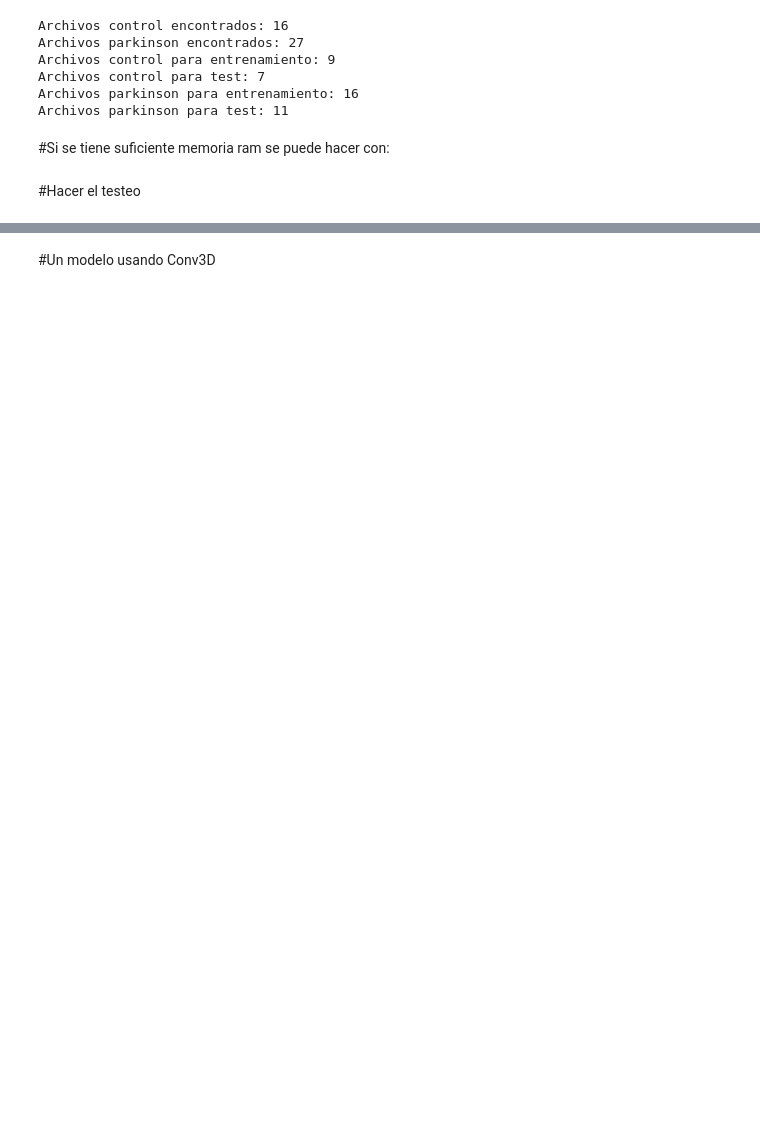
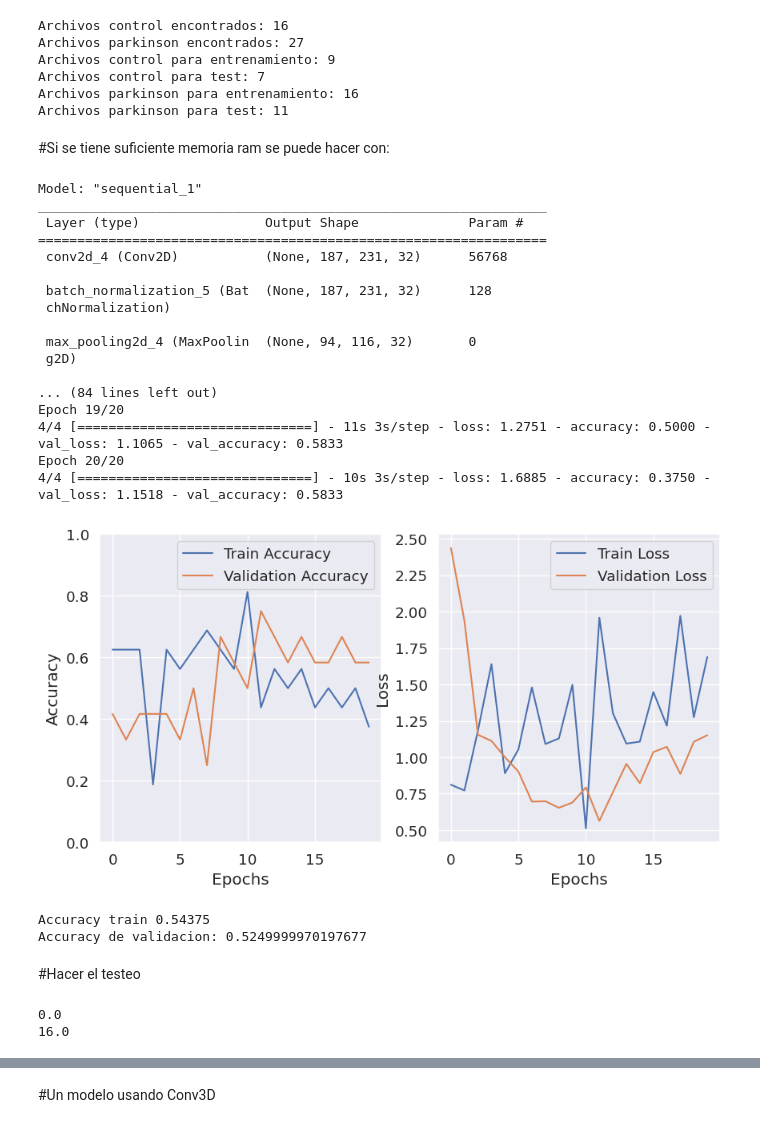
Before and after one commit to Pepemanpro/Proyecto_IA2, a Jupyter notebook: Neurocon.ipynb, the cells around one changed output, grey strips where cells are left out. Drawn from its saved outputs; the diff is of its cells as text; code cells hidden in the pictures; blank space fills up the shorter version.

```diff
--- a/Neurocon.ipynb
+++ b/Neurocon.ipynb
@@ -94,14 +201,23 @@ x_train, x_test, y_train, y_test = train_test_split(
 x_train = x_train/255
 x_test = x_test/255
 # %%
-# Generador Keras para cargar y preprocesar imágenes bajo demanda
 from tensorflow.keras.utils import Sequence
+import numpy as np
+import nibabel as nib
+import random
 
 class DataGenerator(Sequence):
     def __init__(self, lista_rutas_parkinson, lista_rutas_control, batch_size=4):
         self.lista_rutas = lista_rutas_parkinson + lista_rutas_control
         self.etiquetas = np.concatenate([np.full(len(lista_rutas_parkinson), 1), np.full(len(lista_rutas_control), 0)])
         self.batch_size = batch_size
+        self.on_epoch_end()
+
+    def on_epoch_end(self):
+        # Se llama al final de cada época para barajar aleatoriamente los datos.
+        zipped_data = list(zip(self.lista_rutas, self.etiquetas))
+        random.shuffle(zipped_data)
+        self.lista_rutas, self.etiquetas = zip(*zipped_data)
 
     def __len__(self):
         return int(np.ceil(len(self.lista_rutas) / self.batch_size))
@@ -119,11 +235,10 @@ class DataGenerator(Sequence):
         batch_imagenes = [self.cargar_imagen(ruta) for ruta in batch_rutas]
         return np.array(batch_imagenes), np.array(batch_etiquetas)
 
-
     def cargar_imagen(self, ruta):
         img = nib.load(ruta)
         datos = img.get_fdata()
-        datos = datos / 255  # Normalización (puedes ajustar según necesites)
+        #datos = datos  # Normalización (puedes ajustar según necesites)
         return datos
 
 modelo = tf.keras.models.Sequential()
@@ -161,7 +276,7 @@ modelo.add(tf.keras.layers.BatchNormalization())
 modelo.add(tf.keras.layers.Dropout(0.25))
 
 # Capa de salida
-modelo.add(tf.keras.layers.Dense(1, activation='softmax'))
+modelo.add(tf.keras.layers.Dense(1, activation='sigmoid'))
 
 # Resumen del modelo
 modelo.summary()
@@ -170,7 +285,7 @@ modelo.summary()
 generador_combinado_train = DataGenerator(parkinson_train, control_train)
 generador_combinado_test = DataGenerator(parkinson_test, control_test)
 
-batch_size = 4
+batch_size = 8
 
 step_por_epoch = ceil((len(parkinson_train) + len(control_train)) / batch_size)
 validation_steps = ceil((len(parkinson_test) + len(control_test)) /batch_size)
@@ -181,34 +296,55 @@ early_stopping = tf.keras.callbacks.EarlyStopping(monitor='val_loss', patience=4
 opt = tf.keras.optimizers.Adamax()
 
 modelo.compile(optimizer=opt, loss='binary_crossentropy', metrics=['accuracy'])
 
-history = modelo.fit(generador_combinado_train, steps_per_epoch=step_por_epoch, epochs=20, verbose=1, callbacks=[early_stopping],
+history = modelo.fit(generador_combinado_train, steps_per_epoch=step_por_epoch, epochs=20, verbose=1,
                      validation_data=generador_combinado_test, validation_steps=validation_steps)
 
 # Gráficos
 fig = plt.figure(figsize=(10, 5))
 
 # Gráfico de Accuracy
 ax = fig.add_subplot(1, 2, 1)
 ax.plot(history.history['accuracy'], label='Train Accuracy')
 ax.plot(history.history['val_accuracy'], label='Validation Accuracy')
 ax.set_xlabel('Epochs')
 ax.set_ylabel('Accuracy')
 ax.set_ylim([0, 1])  # Establecer límites en el eje y de 0 a 100
 ax.legend()
 
 # Gráfico de Loss
 ax = fig.add_subplot(1, 2, 2)
 ax.plot(history.history['loss'], label='Train Loss')
 ax.plot(history.history['val_loss'], label='Validation Loss')
 ax.set_xlabel('Epochs')
 ax.set_ylabel('Loss')
 ax.legend()
 
 plt.show()
 
 print("Accuracy train",np.mean(history.history['accuracy']))
 print("Accuracy de validacion:",np.mean(history.history['val_accuracy']))
+# %% [output]
+Model: "sequential_1"
+_________________________________________________________________
+ Layer (type)                Output Shape              Param #
+=================================================================
+ conv2d_4 (Conv2D)           (None, 187, 231, 32)      56768
+
+ batch_normalization_5 (Bat  (None, 187, 231, 32)      128
+ chNormalization)
+
+ max_pooling2d_4 (MaxPoolin  (None, 94, 116, 32)       0
+ g2D)
+
+... (84 lines left out)
+Epoch 19/20
+4/4 [==============================] - 11s 3s/step - loss: 1.2751 - accuracy: 0.5000 - val_loss: 1.1065 - val_accuracy: 0.5833
+Epoch 20/20
+4/4 [==============================] - 10s 3s/step - loss: 1.6885 - accuracy: 0.3750 - val_loss: 1.1518 - val_accuracy: 0.5833
+[figure, added]
+Accuracy train 0.54375
+Accuracy de validacion: 0.5249999970197677
 # %% [markdown]
 #Hacer el testeo
 # %%
@@ -217,7 +353,7 @@ def cargar_imagenes(lista_rutas):
     imagenes = []
     for ruta in lista_rutas:
         img = nib.load(ruta)
-        datos = img.get_fdata() / 255
+        datos = img.get_fdata()
         imagenes.append(datos)
     return imagenes
 
@@ -231,7 +367,13 @@ etiquetas_control = np.zeros(len(imagenes_control))  # Etiqueta 0 para "control"
 
 # Combina los datos y etiquetas de ambos grupos
 conjunto_datos = np.concatenate([imagenes_parkinson, imagenes_control])
+print(conjunto_datos.min())
+print(conjunto_datos.max())
+
 etiquetas = np.concatenate([etiquetas_parkinson, etiquetas_control])
+# %% [output]
+0.0
+16.0
 # %%
 from sklearn.metrics import accuracy_score, precision_score, recall_score, f1_score, confusion_matrix
 
```
Also changed, not shown: parts of 29 cells of this notebook.
